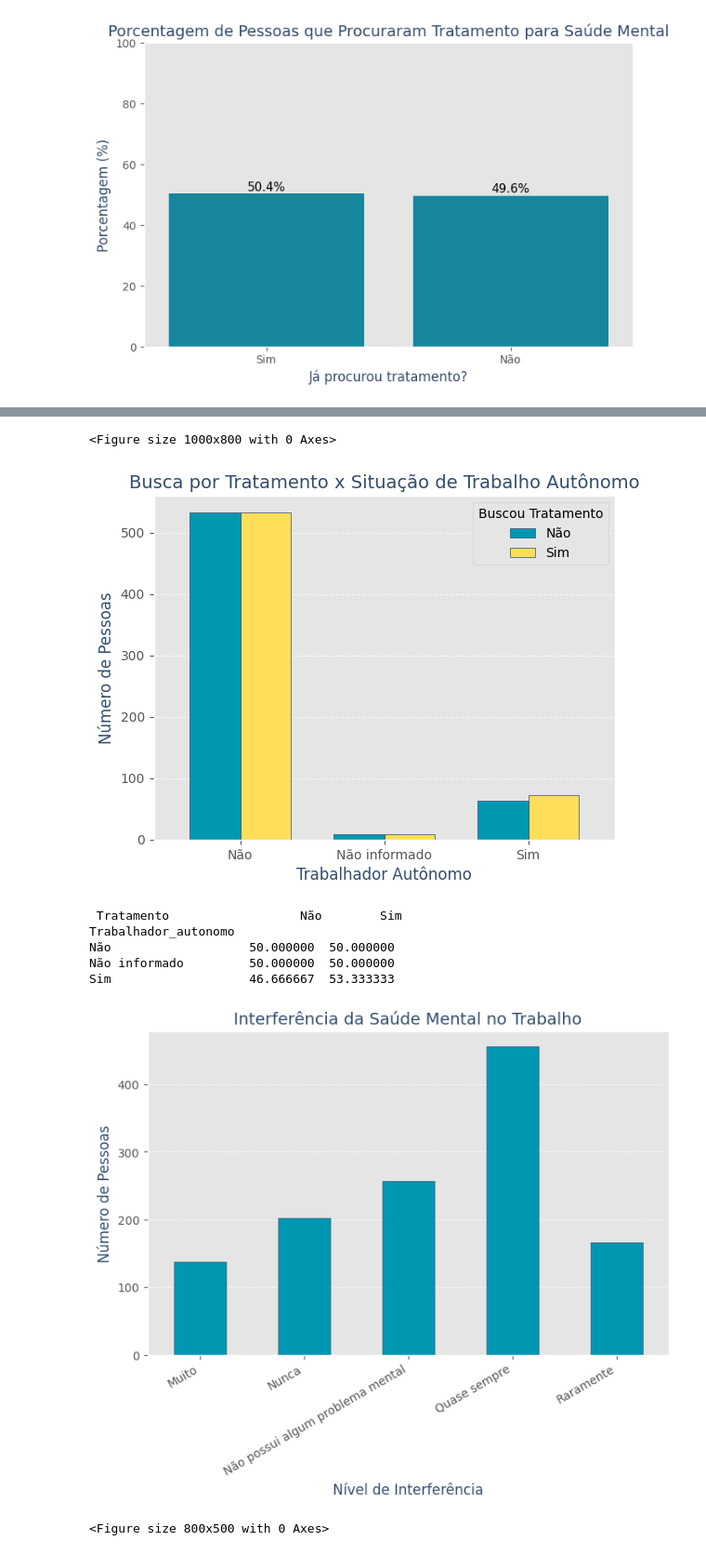
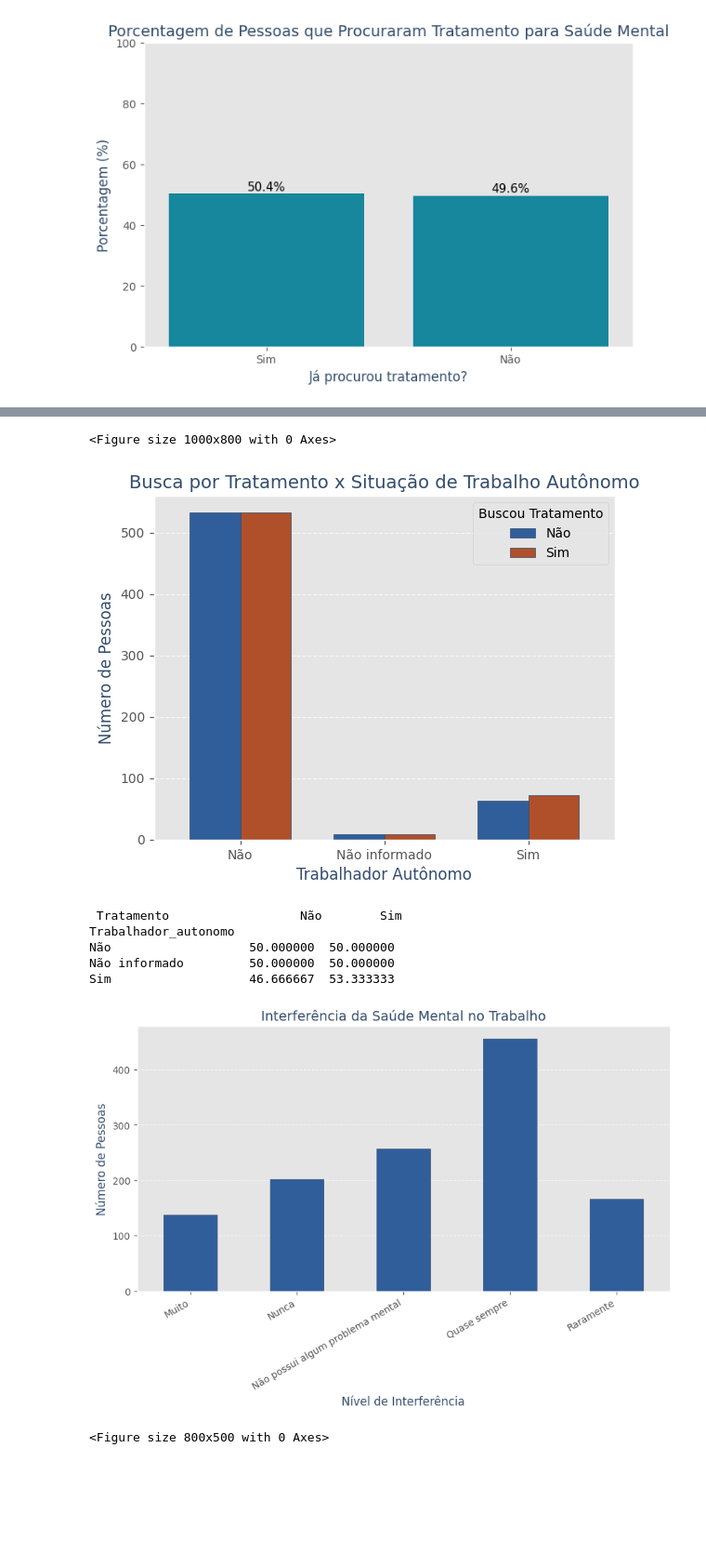
Before and after one commit to Davyeeh/Trabalho-Lab.-CD, a Jupyter notebook: TrabalhoFinal_LAB_C_D_.ipynb, the cells around one changed output, grey strips where cells are left out. Shown at 93% size. Cells and saved outputs as stored; diff of their text form; code cells hidden in the pictures; blank space fills up the shorter version.

```diff
--- a/TrabalhoFinal_LAB_C_D_.ipynb
+++ b/TrabalhoFinal_LAB_C_D_.ipynb
@@ -894,7 +893,7 @@ Name: proportion, Length: 154, dtype: float64
 import plotly.express as px
 
 # Definir a paleta personalizada com apenas três cores principais
-cores_personalizadas = ["#0097B2", "#FFDE59", "#A6A6A6"]  # Azul, Amarelo, Cinza
+cores_personalizadas = ["#b76435", "#416c7c", "#799191"]  # Azul, Amarelo, Cinza
 
 # Variáveis categóricas selecionadas para visualização
 variaveis_para_graficos = [
@@ -1108,7 +1107,7 @@ contagem = dados.groupby("Trabalhador_autonomo")["Tratamento"].value_counts().un
 
 # Criar o gráfico de colunas lado a lado
 plt.figure(figsize=(10,8))
-contagem.plot(kind="bar", color=["#0097B2", "#FFDE59"], edgecolor="#334D6C", width=0.7)
+contagem.plot(kind="bar", color=["#305e9b", "#af502b"], edgecolor="#334D6C", width=0.7)
 
 # Personalizar o gráfico
 plt.title("Busca por Tratamento x Situação de Trabalho Autônomo", fontname="DejaVu Sans", color="#334D6C", fontsize=14)
@@ -1130,7 +1129,7 @@ contagem_percentual = contagem * 100
 print("\n",contagem_percentual)
 # %% [output]
 <Figure size 1000x800 with 0 Axes>
-[figure, old version]
+[figure, new version]
  Tratamento                  Não        Sim
 Trabalhador_autonomo
 Não                   50.000000  50.000000
@@ -1139,23 +1138,23 @@ Sim                   46.666667  53.333333
 # %%
 # Contar a quantidade de respostas para cada nível de interferência
 contagem = dados["Interfere_no_trabalho"].value_counts()
 
 # Criar o gráfico de barras
-plt.figure(figsize=(8,5))
-contagem.sort_index().plot(kind="bar", color="#0097B2", edgecolor="#334D6C")
+plt.figure(figsize=(10, 5))  # Aumentei a largura de 8 para 10
+contagem.sort_index().plot(kind="bar", color="#305e9b", edgecolor="#334D6C")
 
 # Personalizar o gráfico
 plt.title("Interferência da Saúde Mental no Trabalho", fontname="DejaVu Sans", color="#334D6C", fontsize=14)
-plt.xlabel("Nível de Interferência",  fontname="DejaVu Sans", color="#334D6C", fontsize=12)
-plt.ylabel("Número de Pessoas",  fontname="DejaVu Sans", color="#334D6C", fontsize=12)
+plt.xlabel("Nível de Interferência", fontname="DejaVu Sans", color="#334D6C", fontsize=12)
+plt.ylabel("Número de Pessoas", fontname="DejaVu Sans", color="#334D6C", fontsize=12)
 plt.grid(False)
 plt.xticks(rotation=30, ha="right")
 plt.grid(axis="y", linestyle="--", alpha=0.7)
 
 # Mostrar o gráfico
 plt.show()
 # %% [output]
-[figure, old version]
+[figure, new version]
 # %%
 # Contar a quantidade de pessoas que buscaram tratamento dentro de cada grupo de trabalho remoto
 contagem = dados.groupby("Trabalho_remoto")["Tratamento"].value_counts().unstack()
```
Also changed, not shown: parts of 26 cells of this notebook.
